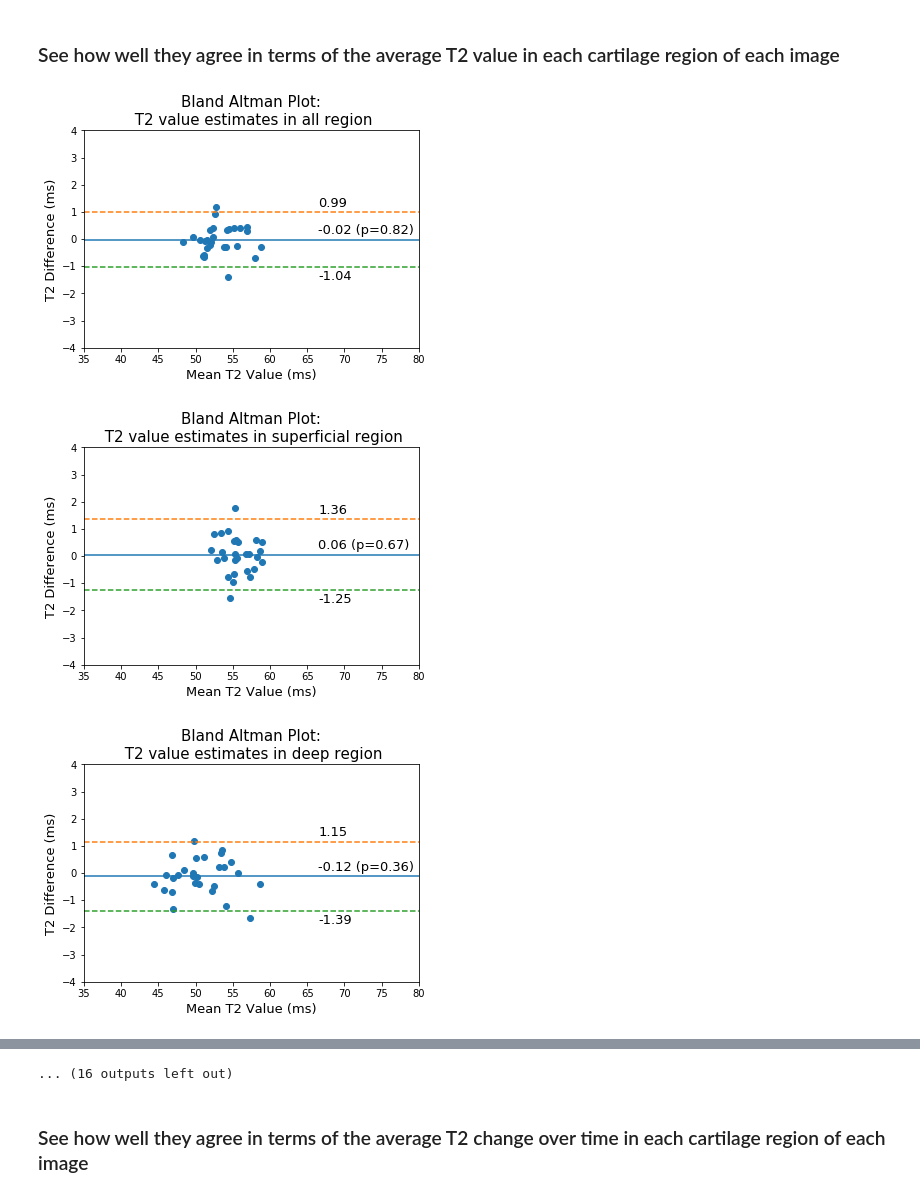
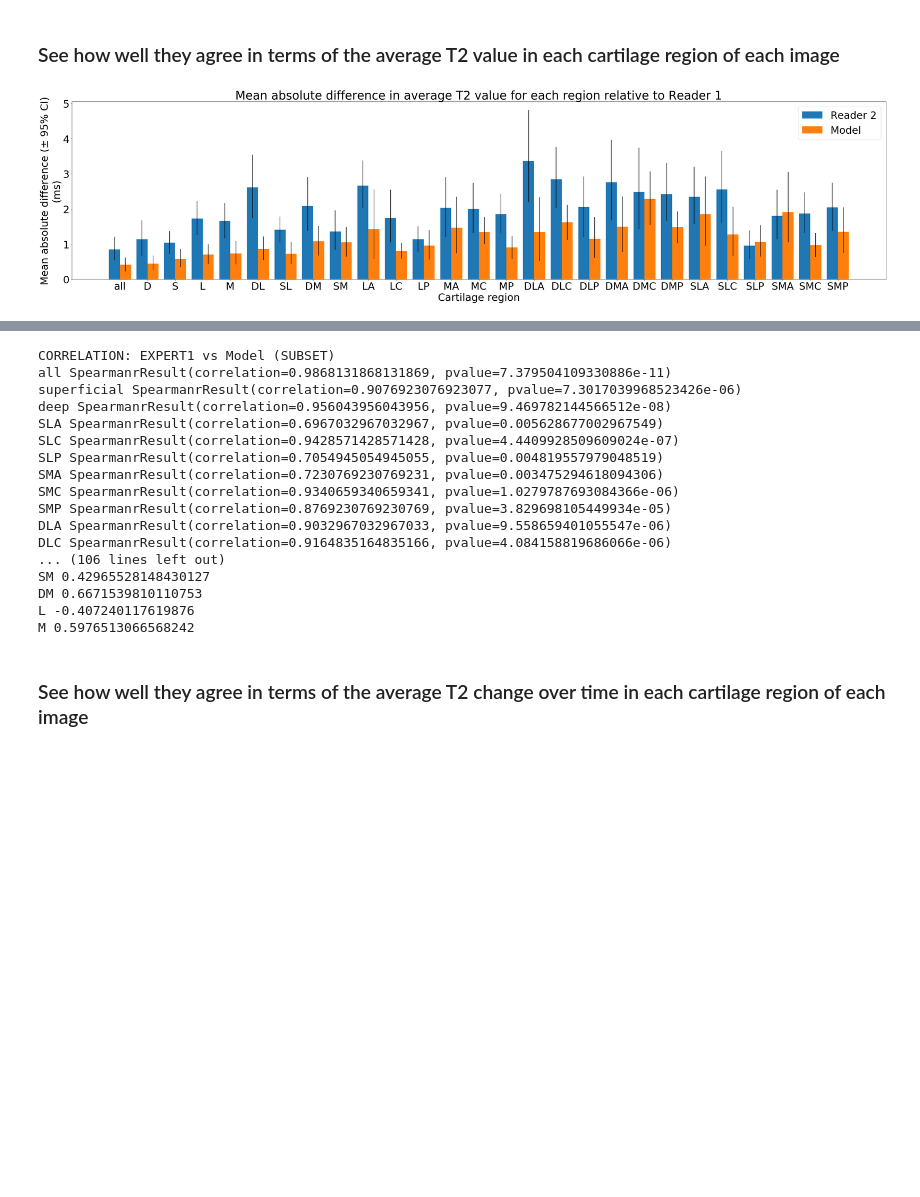
Before and after one commit to kathoma/AutomaticKneeMRISegmentation, a Jupyter notebook: FullPipeline.ipynb, the cells around one changed output, grey strips where cells are left out. Drawn from its saved outputs; the diff is of its cells as text; code cells hidden in the pictures; blank space fills up the shorter version.

```diff
--- a/FullPipeline.ipynb
+++ b/FullPipeline.ipynb
@@ -226,7 +246,7 @@ correlation_dict_e1_m, abs_diff_dict_e1_m, cv_e1_m, t_e1_m, cohen_e1_m = compare
                                                                             list(predict_pd.t2_region_json_path),
                                                                             results_path=None,
                                                                             correlation_method = 'spearman',
-                                                                            bland_altman = True)
+                                                                            bland_altman = False)
 
 correlation_dict_e1_m_subset, abs_diff_dict_e1_m_subset, cv_e1_m_subset, t_e1_m_subset, cohen_e1_m_subset = compare_region_means(list(expert1_subset_pd.t2_region_json_path),
                                                                                                 list(predict_subset_pd.t2_region_json_path),
@@ -243,11 +263,11 @@ correlation_dict_e2_m, abs_diff_dict_e2_m, cv_e2_m, t_e2_m, _cohen_e1_e2 = compa
                                                                             results_path=None,
                                                                             correlation_method = 'spearman')
 
-# plot_mean_val_comparisons(abs_diff_dict_e1_e2,
-#                           abs_diff_dict_e1_m_subset,
-#                           'Reader 2',
-#                           'Model',
-#                           error_bar='std')
+plot_mean_val_comparisons(abs_diff_dict_e1_e2,
+                          abs_diff_dict_e1_m_subset,
+                          'Reader 2',
+                          'Model',
+                          error_bar='ci')
 
 # plot_mean_val_comparisons(abs_diff_dict_e1_e2,
 #                           abs_diff_dict_e1_m_subset,
@@ -271,33 +291,31 @@ for k,v in correlation_dict_e1_m_subset.items():
         roi_corr_mean += v[0]
 roi_corr_mean = roi_corr_mean / len(roi_list)
 print()
 print("ROI CORR MEAN:", roi_corr_mean)
 print()
 print()
 
 print("Mean Abs Error: EXPERT1 vs Model (SUBSET")
 roi_mae_mean = 0
 for k,v in abs_diff_dict_e1_m_subset.items():
     print(k, v)
     if k in roi_list:
         roi_mae_mean += v[0]
 roi_mae_mean = roi_mae_mean / len(roi_list)
 print()
 print("ROI MAE MEAN:", roi_mae_mean)
 print()
 print()
 print()
 print("Coefficient of Variation: EXPERT1 vs EXPERT2")
 for k,v in cv_e1_e2.items():
     print(k, v)
 
 
 
 print()
 print("Cohen's D: EXPERT1 vs EXPERT2")
 for k,v in cohen_e1_e2.items():
     print(k, v)
 # %% [output]
-[figure, old version]
+[figure, new version]
-[figure, removed]
-[figure, removed]
@@ -313,4 +322,20 @@ for k,v in cohen_e1_e2.items():
-... (16 outputs left out)
+CORRELATION: EXPERT1 vs Model (SUBSET)
+all SpearmanrResult(correlation=0.9868131868131869, pvalue=7.379504109330886e-11)
+superficial SpearmanrResult(correlation=0.9076923076923077, pvalue=7.3017039968523426e-06)
+deep SpearmanrResult(correlation=0.956043956043956, pvalue=9.469782144566512e-08)
+SLA SpearmanrResult(correlation=0.6967032967032967, pvalue=0.005628677002967549)
+SLC SpearmanrResult(correlation=0.9428571428571428, pvalue=4.4409928509609024e-07)
+SLP SpearmanrResult(correlation=0.7054945054945055, pvalue=0.004819557979048519)
+SMA SpearmanrResult(correlation=0.7230769230769231, pvalue=0.003475294618094306)
+SMC SpearmanrResult(correlation=0.9340659340659341, pvalue=1.0279787693084366e-06)
+SMP SpearmanrResult(correlation=0.8769230769230769, pvalue=3.829698105449934e-05)
+DLA SpearmanrResult(correlation=0.9032967032967033, pvalue=9.558659401055547e-06)
+DLC SpearmanrResult(correlation=0.9164835164835166, pvalue=4.084158819686066e-06)
+... (106 lines left out)
+SM 0.42965528148430127
+DM 0.6671539810110753
+L -0.407240117619876
+M 0.5976513066568242
 # %% [markdown]
 ### See how well they agree in terms of the average T2 change over time in each cartilage region of each image
 # %%
```
Also changed, not shown: parts of 2 cells of this notebook, 1 other file.
